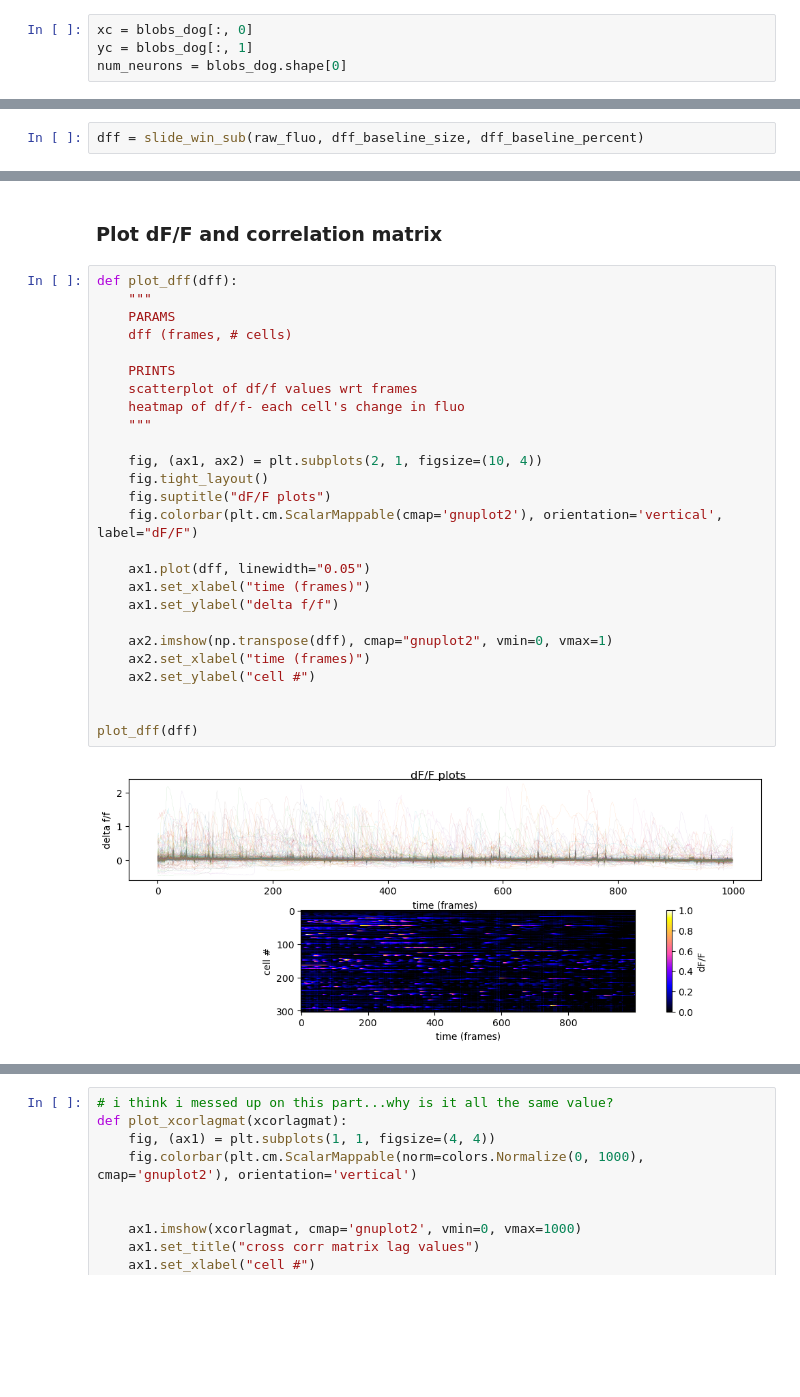
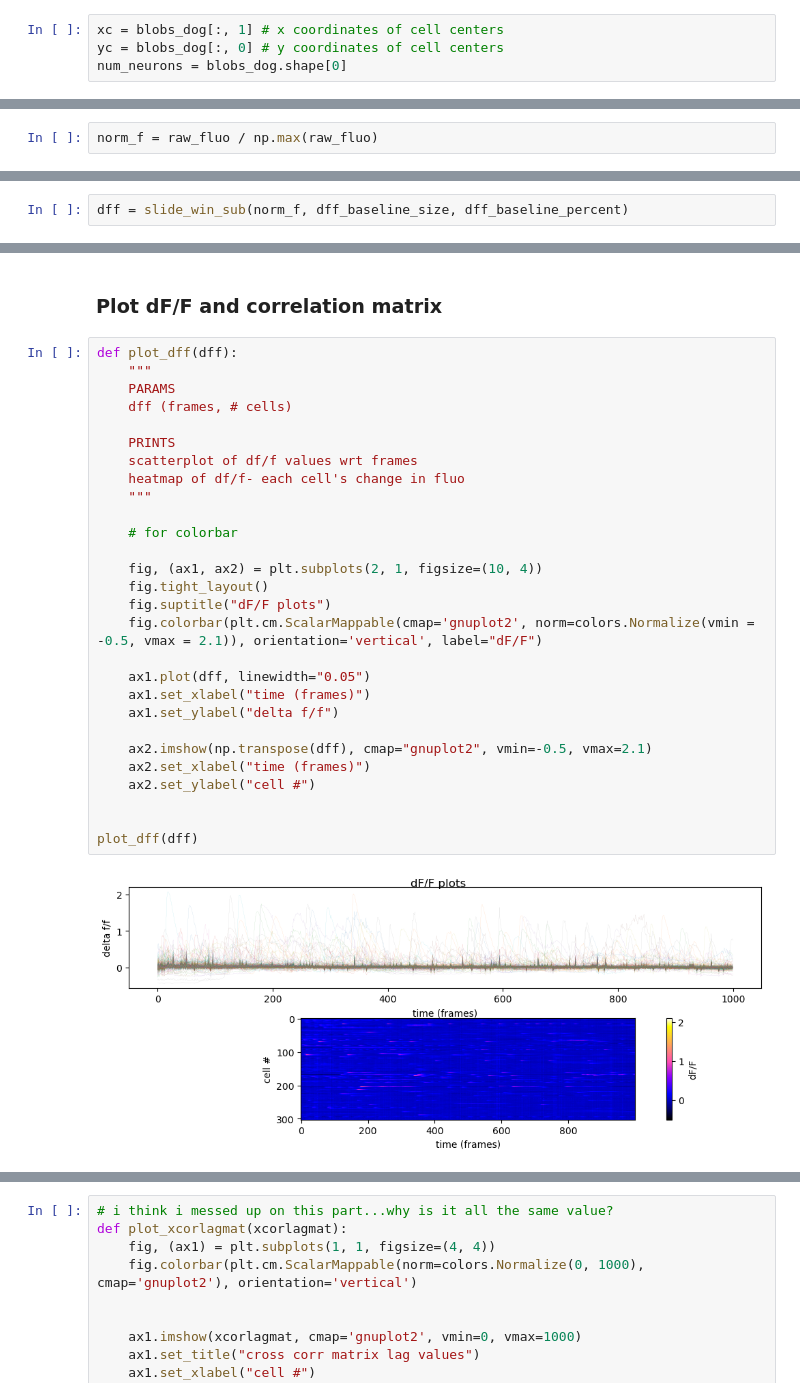
Before and after one commit to kath3rine/research, a Jupyter notebook: DFFpython.ipynb, the cells around one changed output, grey strips where cells are left out. Drawn from its saved outputs; the diff is of its cells as text; blank space fills up the shorter version.

```diff
--- a/DFFpython.ipynb
+++ b/DFFpython.ipynb
@@ -108,8 +108,8 @@ Automatic (difference of gaussian)
 blobs_dog = blob_dog(mean_img, min_sigma=7, max_sigma=10, threshold=0.005)
 blobs_dog[:, 2] = blobs_dog[:, 2] * np.sqrt(2)
 # %%
-xc = blobs_dog[:, 0]
-yc = blobs_dog[:, 1]
+xc = blobs_dog[:, 1] # x coordinates of cell centers
+yc = blobs_dog[:, 0] # y coordinates of cell centers
 num_neurons = blobs_dog.shape[0]
 # %%
 
@@ -228,3 +224,5 @@ raw_fluo = extract_raw_fluo(img_array, num_neurons, roibw)
+# %%
+norm_f = raw_fluo / np.max(raw_fluo)
 # %%
 def slide_win_sub(f, win_size, percent):
     """
@@ -253,4 +251,4 @@ def slide_win_sub(f, win_size, percent):
 
     return dff
 # %%
-dff = slide_win_sub(raw_fluo, dff_baseline_size, dff_baseline_percent)
+dff = slide_win_sub(norm_f, dff_baseline_size, dff_baseline_percent)
@@ -398,31 +391,33 @@ distmat = distance_matrix(xc, yc)
 # %%
 def plot_dff(dff):
     """
     PARAMS
     dff (frames, # cells)
 
     PRINTS
     scatterplot of df/f values wrt frames
     heatmap of df/f- each cell's change in fluo
     """
 
+    # for colorbar
+
     fig, (ax1, ax2) = plt.subplots(2, 1, figsize=(10, 4))
     fig.tight_layout()
     fig.suptitle("dF/F plots")
-    fig.colorbar(plt.cm.ScalarMappable(cmap='gnuplot2'), orientation='vertical', label="dF/F")
+    fig.colorbar(plt.cm.ScalarMappable(cmap='gnuplot2', norm=colors.Normalize(vmin = -0.5, vmax = 2.1)), orientation='vertical', label="dF/F")
 
     ax1.plot(dff, linewidth="0.05")
     ax1.set_xlabel("time (frames)")
     ax1.set_ylabel("delta f/f")
 
-    ax2.imshow(np.transpose(dff), cmap="gnuplot2", vmin=0, vmax=1)
+    ax2.imshow(np.transpose(dff), cmap="gnuplot2", vmin=-0.5, vmax=2.1)
     ax2.set_xlabel("time (frames)")
     ax2.set_ylabel("cell #")
 
 
 plot_dff(dff)
 # %% [output]
-[figure, old version]
+[figure, new version]
 # %%
 def plot_corr(cor_mat, xcormat):
     """
```
Also changed, not shown: parts of 13 cells of this notebook.
